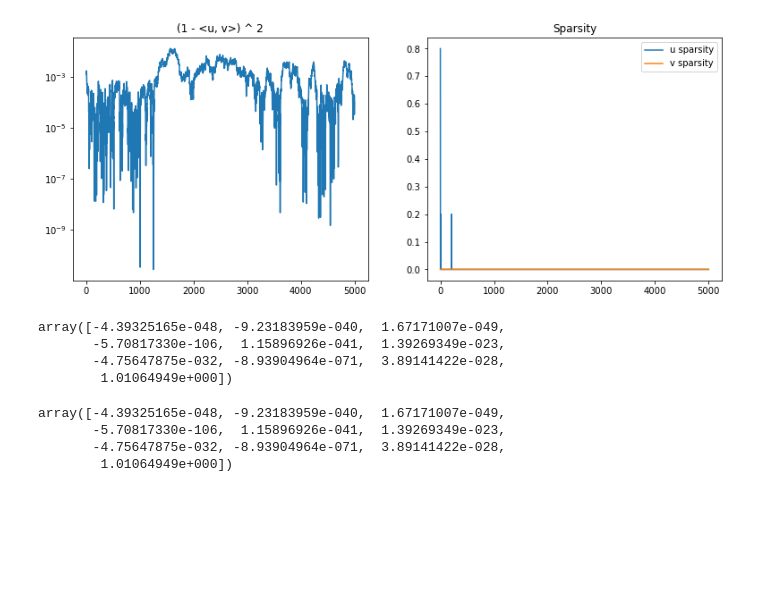
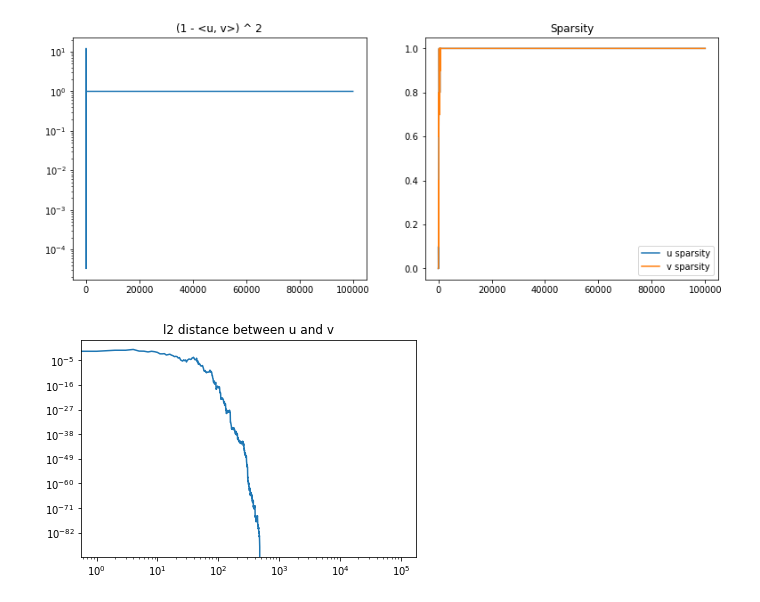
Before and after one commit to ris-iris/experiments, a Jupyter notebook: simple_case.ipynb, the cells around one changed output. Cells and saved outputs as stored; diff of their text form; code cells hidden in the pictures; blank space fills up the shorter version.

Commit message:
add l2 distance plot

```diff
--- a/simple_case.ipynb
+++ b/simple_case.ipynb
@@ -66,7 +66,7 @@ step_size = 1e-2
 d = 10
 delta = 2
 sigma = np.eye(d)
-epsilons = get_epsilon(sigma, delta = delta )
+epsilons = get_epsilon(sigma, delta)
 # %%
 next(epsilons)
 # %% [output]
@@ -90,30 +94,21 @@ m.plot_spars_log()
 # %%
-step_size = 1e-3
-u_init = np.zeros(d)
-u_init[0] = 1
-m = Model(d, u_init)
+step_size = 1e-1
+delta = 5
+sigma = np.eye(d)
+epsilons = get_epsilon(sigma, delta)
+m = Model(d, scale=0.1)
 
-for t in range(5000):
+for t in range(it):
     m.step(step_size, next(epsilons))
 
 plt.figure(figsize=(13, 5))
 plt.subplot(1, 2, 1)
 m.plot_loss(x_log=False, y_log=True)
 plt.subplot(1, 2, 2)
 m.plot_spars()
 # %% [output]
-[figure, old version]
+[figure, new version]
-# %%
-m.u
-# %% [output]
-array([-4.39325165e-048, -9.23183959e-040,  1.67171007e-049,
-       -5.70817330e-106,  1.15896926e-041,  1.39269349e-023,
-       -4.75647875e-032, -8.93904964e-071,  3.89141422e-028,
-        1.01064949e+000])
-# %%
-m.v
-# %% [output]
-array([-4.39325165e-048, -9.23183959e-040,  1.67171007e-049,
-       -5.70817330e-106,  1.15896926e-041,  1.39269349e-023,
-       -4.75647875e-032, -8.93904964e-071,  3.89141422e-028,
-        1.01064949e+000])
+# %%
+m.plot_l2_distance(x_log=True, y_log=True)
+# %% [output]
+[figure, added]
```
Also changed, not shown: parts of 5 cells of this notebook.
